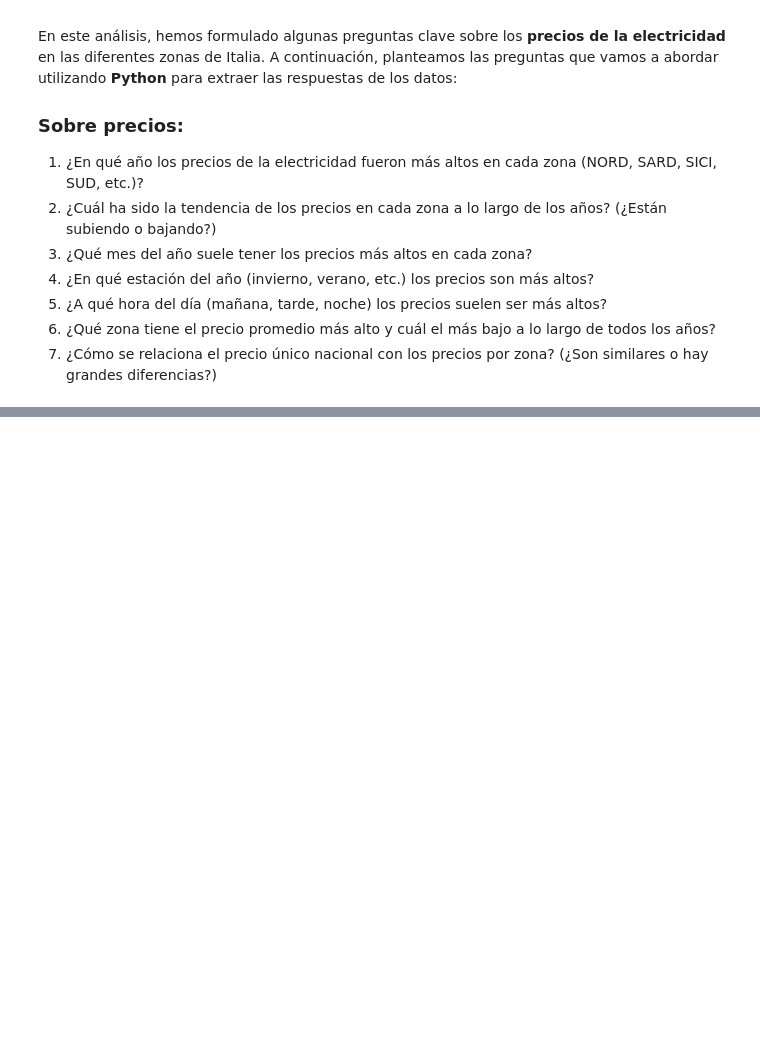
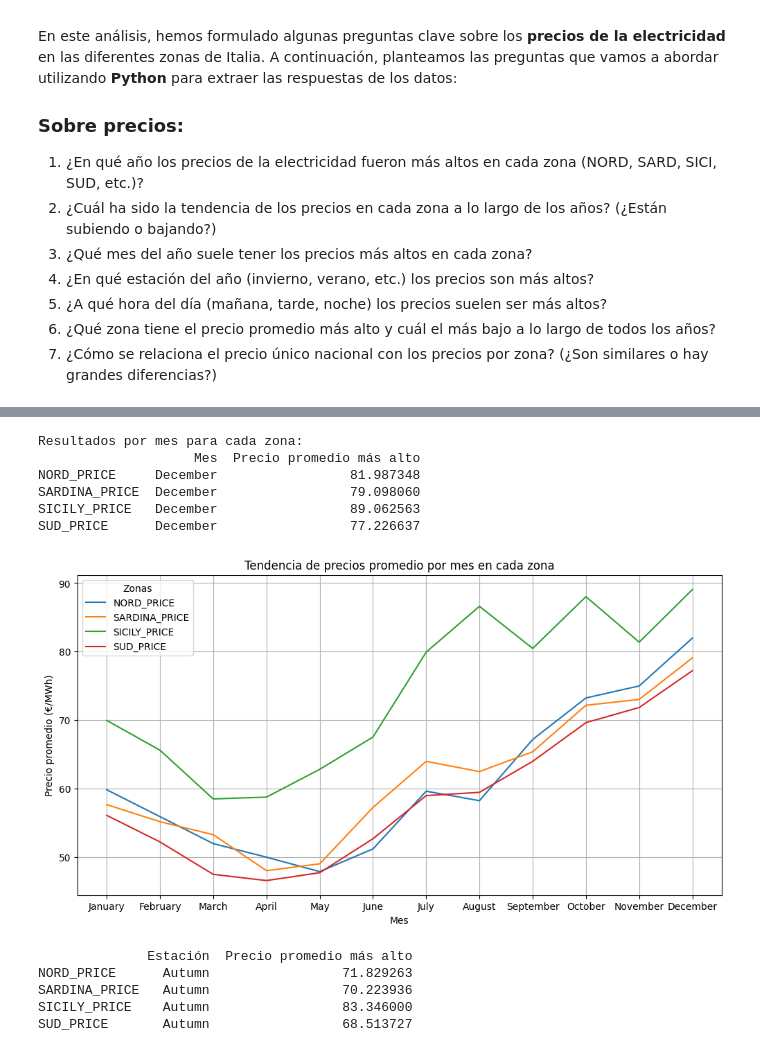
Before and after one commit to geobest7/datatone-escuela-musk-hackathon-datos-mercado-electrico-italiano, a Jupyter notebook: demanda_precio.ipynb, the cells around one changed output, grey strips where cells are left out. Drawn from its saved outputs; the diff is of its cells as text; code cells hidden in the pictures; blank space fills up the shorter version.

```diff
--- a/demanda_precio.ipynb
+++ b/demanda_precio.ipynb
@@ -104,0 +134,79 @@ SUD_PRICE      2021      533.18601
+# %%
+# PREGUNTA 3 3.	¿Qué mes del año suele tener los precios más altos en cada zona?
+
+# Crear un diccionario para almacenar los resultados por zona
+resultados_meses = {}
+
+# Iterar sobre las zonas de precios
+for zona in zonas_precio:
+    # Agrupar por mes y calcular el promedio de los precios
+    precios_por_mes = df.groupby('MONTH')[zona].mean()
+    # Encontrar el mes con el precio más alto
+    mes_max = precios_por_mes.idxmax()
+    # Obtener el precio promedio más alto
+    precio_max = precios_por_mes.max()
+    # Almacenar el resultado
+    resultados_meses[zona] = {'Mes': mes_max, 'Precio promedio más alto': precio_max}
+
+# Convertir los resultados en un DataFrame para mejor visualización
+resultados_meses_df = pd.DataFrame.from_dict(resultados_meses, orient='index')
+
+# Mostrar los resultados
+print("Resultados por mes para cada zona:")
+print(resultados_meses_df)
+# %% [output]
+Resultados por mes para cada zona:
+                    Mes  Precio promedio más alto
+NORD_PRICE     December                 81.987348
+SARDINA_PRICE  December                 79.098060
+SICILY_PRICE   December                 89.062563
+SUD_PRICE      December                 77.226637
+# %%
+# Crear una lista con el orden correcto de los meses
+orden_meses = ['January', 'February', 'March', 'April', 'May', 'June',
+               'July', 'August', 'September', 'October', 'November', 'December']
+
+# Convertir la columna 'MONTH' a un tipo categórico con el orden correcto
+df['MONTH'] = pd.Categorical(df['MONTH'], categories=orden_meses, ordered=True)
+
+# Crear un gráfico de líneas para las zonas de precio
+plt.figure(figsize=(12, 6))
+for zona in zonas_precio:
+    precios_por_mes = df.groupby('MONTH')[zona].mean()
+    plt.plot(precios_por_mes.index, precios_por_mes.values, label=zona)
+
+# Configuración del gráfico
+plt.title('Tendencia de precios promedio por mes en cada zona')
+plt.xlabel('Mes')
+plt.ylabel('Precio promedio (€/MWh)')
+plt.legend(title="Zonas")
+plt.grid(True)
+plt.show()
+# %% [output]
+[figure, added]
+# %%
+# PREGUNTA 4 ¿En qué estación del año (invierno, verano, etc.) los precios son más altos?
+resultados_estaciones = {}
+
+# Iterar sobre las zonas de precio y encontrar la estación con el precio promedio más alto
+for zona in zonas_precio:
+    # Agrupar por estación y calcular el promedio de los precios
+    precios_estaciones = df.groupby('SEASON')[zona].mean()
+    # Encontrar la estación con el precio promedio más alto
+    estacion_max = precios_estaciones.idxmax()
+    # Obtener el precio promedio más alto correspondiente a esa estación
+    precio_max = precios_estaciones.max()
+    # Almacenar el resultado
+    resultados_estaciones[zona] = {'Estación': estacion_max, 'Precio promedio más alto': precio_max}
+
+# Convertir los resultados en un DataFrame
+resultados_estaciones_df = pd.DataFrame.from_dict(resultados_estaciones, orient='index')
+
+# Mostrar el DataFrame
+print(resultados_estaciones_df)
+# %% [output]
+              Estación  Precio promedio más alto
+NORD_PRICE      Autumn                 71.829263
+SARDINA_PRICE   Autumn                 70.223936
+SICILY_PRICE    Autumn                 83.346000
+SUD_PRICE       Autumn                 68.513727
```
Also changed, not shown: parts of 6 cells of this notebook.
